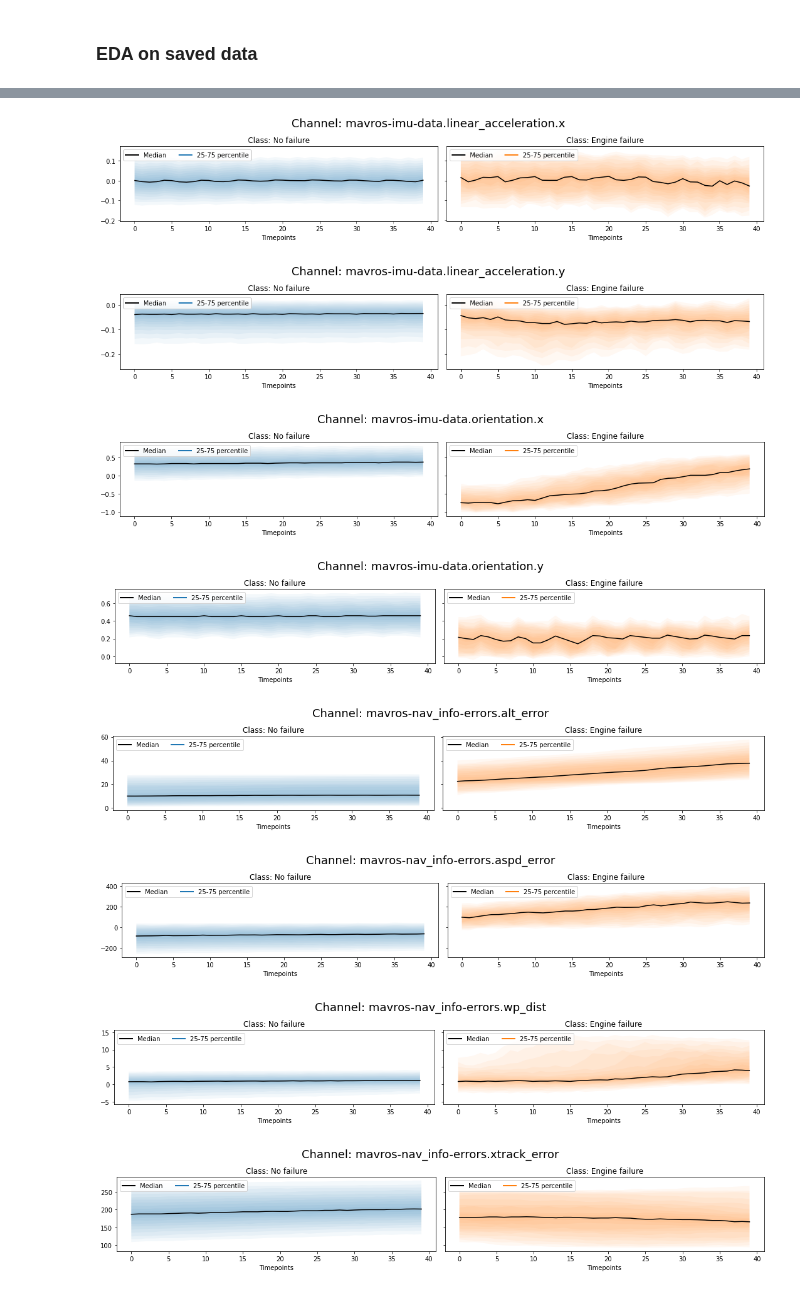
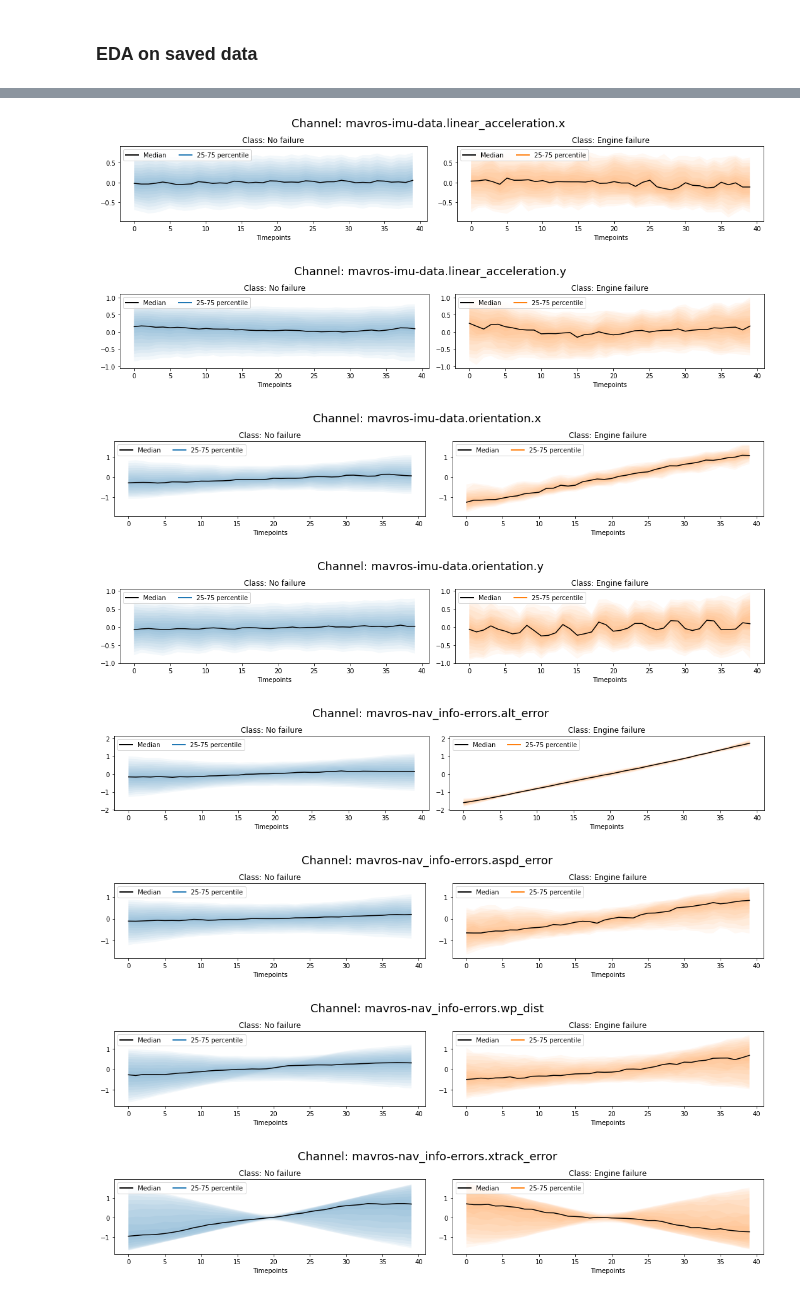
Before and after one commit to shamilnabiyev/alfa-uav-fault-detection, a Jupyter notebook: data-processing-sliding-window.ipynb, the cells around one changed output, grey strips where cells are left out. Cells and saved outputs as stored; diff of their text form; code cells hidden in the pictures.

Commit message:
Updated the line plots

```diff
--- a/data-processing-sliding-window.ipynb
+++ b/data-processing-sliding-window.ipynb
@@ -322,0 +327,14 @@ X, y = load_from_tsfile("data/alfa-uav-fault-detection.ts", return_y=True, retur
+# %%
+# Scale the instances
+X_scaled = []
+X = np.swapaxes(X, 1, 2)
+
+for i in range(X.shape[0]):
+    scaler = StandardScaler()
+    X_scaled.append(
+        scaler.fit_transform(X[i])
+    )
+
+X_scaled = np.array(X_scaled)
+X_scaled = np.swapaxes(X_scaled, 1, 2)
+X_scaled.shape
@@ -328,7 +348,7 @@ label_dict = {
     "1": "Engine failure"
 }
 
-for i, feature_col in zip(range(X.shape[1]), columns):
+for i, feature_col in zip(range(X_scaled.shape[1]), columns):
     fig, axs = plt.subplots(1, 2, sharex=True, sharey=True, figsize=(15, 3))
     axs = axs.flatten()
 
@@ -340,8 +360,8 @@ for i, feature_col in zip(range(X.shape[1]), columns):
         axs[k].set_xlabel("Timepoints")
         # axs[k].set_ylabel(feature_col)
 
-        timepoints = list(range(0, X.shape[2], 1))
-        values = X[np.where(y == label)[0], i, :]
+        timepoints = list(range(0, X_scaled.shape[2], 1))
+        values = X_scaled[np.where(y == label)[0], i, :]
 
         percentile_min=25
         percentile_max=75
@@ -366,6 +386,8 @@ for i, feature_col in zip(range(X.shape[1]), columns):
                       ncol=2)
 
         axs[k].set_title(f"Class: {label_dict[label]}")
+        axs[k].yaxis.set_tick_params(labelbottom=True)
+
 
     plt.tight_layout()
     plt.show()
@@ -375,8 +397,8 @@ for i, feature_col in zip(range(X.shape[1]), columns):
-[figure, old version]
+[figure, new version]
-[figure, old version]
+[figure, new version]
-[figure, old version]
+[figure, new version]
-[figure, old version]
+[figure, new version]
-[figure, old version]
+[figure, new version]
-[figure, old version]
+[figure, new version]
-[figure, old version]
+[figure, new version]
-[figure, old version]
+[figure, new version]
```
Also changed, not shown: parts of 4 cells of this notebook.
